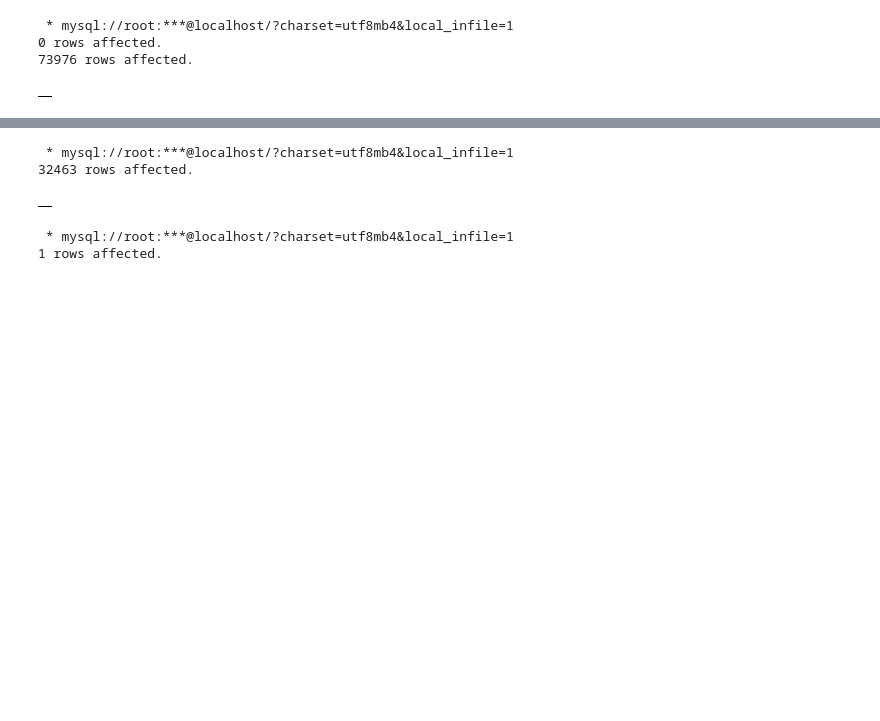
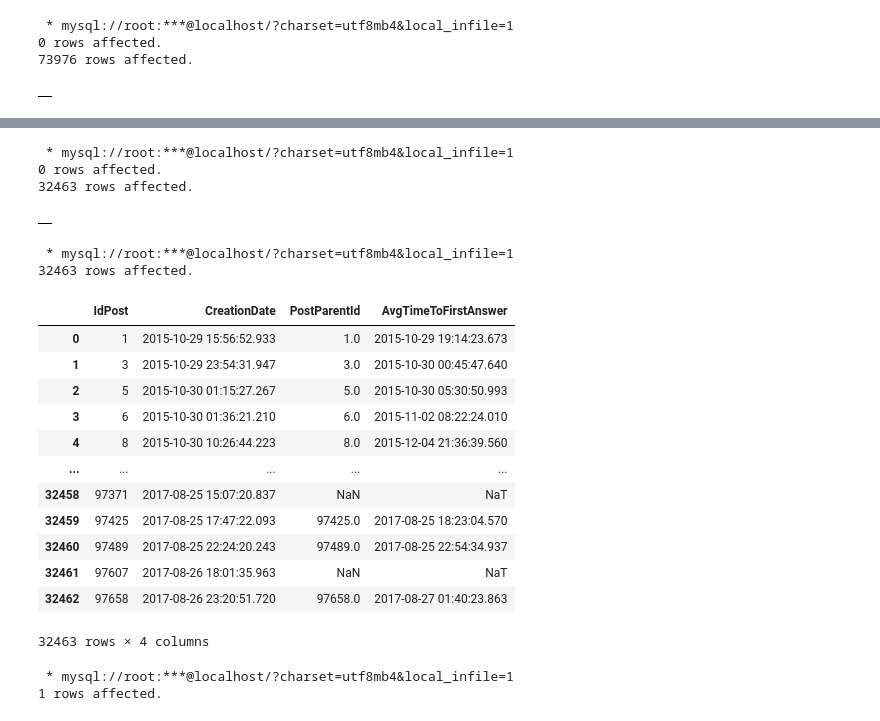
Before and after one commit to alvumu/BDGE, a Jupyter notebook: sql/sesion2.ipynb, the cells around one changed output, grey strips where cells are left out. Drawn from its saved outputs; the diff is of its cells as text; code cells hidden in the pictures; blank space fills up the shorter version.

```diff
--- a/sql/sesion2.ipynb
+++ b/sql/sesion2.ipynb
@@ -913,16 +844,37 @@ SELECT * FROM TiempoMedioTodas;
 73976 rows × 5 columns
 # %%
 %%sql
+DROP TABLE IF EXISTS tablaaux;
 CREATE TABLE tablaaux AS
-SELECT p.EventId, p.CreationDate, r.PostParentId, MIN(r.CreationDate) AS AvgTimeToFirstAnswer
+SELECT p.IdPost, p.CreationDate, r.PostParentId, MIN(r.CreationDate) AS AvgTimeToFirstAnswer
 FROM TiempoMedioTodas p
-LEFT JOIN TiempoMedioTodas r ON p.EventId = r.PostParentId
+LEFT JOIN TiempoMedioTodas r ON p.IdPost = r.PostParentId
 WHERE p.EventType = 'Post-1'
-GROUP BY p.EventId, p.CreationDate, r.PostParentId;
+GROUP BY p.IdPost, p.CreationDate, r.PostParentId;
 # %% [output]
  * mysql://root:***@localhost/?charset=utf8mb4&local_infile=1
+0 rows affected.
 32463 rows affected.
 |  |
+# %%
+%%sql
+SELECT * FROM tablaaux
+# %% [output]
+ * mysql://root:***@localhost/?charset=utf8mb4&local_infile=1
+32463 rows affected.
+|  | IdPost | CreationDate | PostParentId | AvgTimeToFirstAnswer |
+| 0 | 1 | 2015-10-29 15:56:52.933 | 1.0 | 2015-10-29 19:14:23.673 |
+| 1 | 3 | 2015-10-29 23:54:31.947 | 3.0 | 2015-10-30 00:45:47.640 |
+| 2 | 5 | 2015-10-30 01:15:27.267 | 5.0 | 2015-10-30 05:30:50.993 |
+| 3 | 6 | 2015-10-30 01:36:21.210 | 6.0 | 2015-11-02 08:22:24.010 |
+| 4 | 8 | 2015-10-30 10:26:44.223 | 8.0 | 2015-12-04 21:36:39.560 |
+| ... | ... | ... | ... | ... |
+| 32458 | 97371 | 2017-08-25 15:07:20.837 | NaN | NaT |
+| 32459 | 97425 | 2017-08-25 17:47:22.093 | 97425.0 | 2017-08-25 18:23:04.570 |
+| 32460 | 97489 | 2017-08-25 22:24:20.243 | 97489.0 | 2017-08-25 22:54:34.937 |
+| 32461 | 97607 | 2017-08-26 18:01:35.963 | NaN | NaT |
+| 32462 | 97658 | 2017-08-26 23:20:51.720 | 97658.0 | 2017-08-27 01:40:23.863 |
+32463 rows × 4 columns
 # %%
 %%sql
 SELECT AVG(TIMESTAMPDIFF(SECOND, CreationDate,AvgTimeToFirstAnswer)) as res
```
Also changed, not shown: parts of 20 cells of this notebook.
